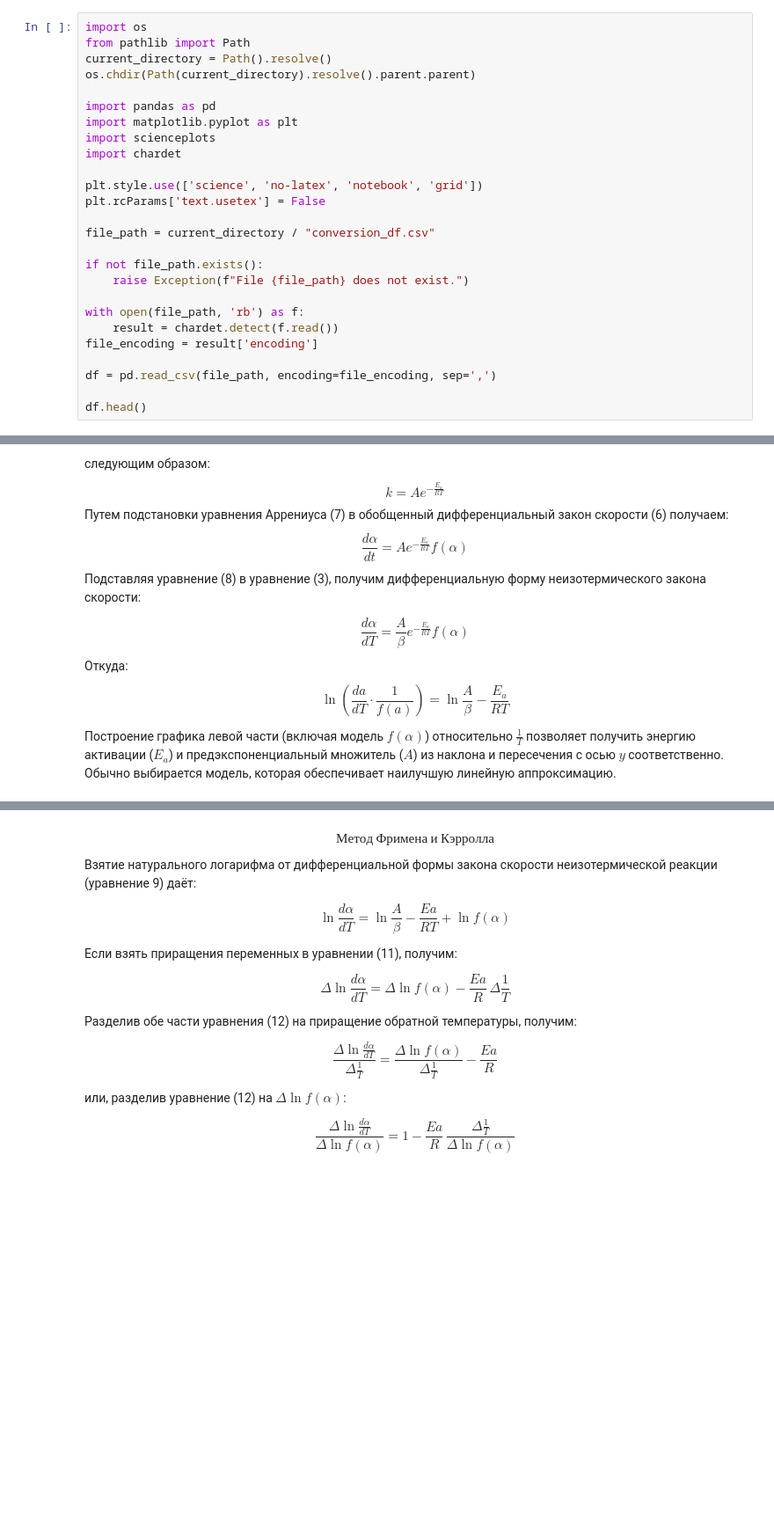
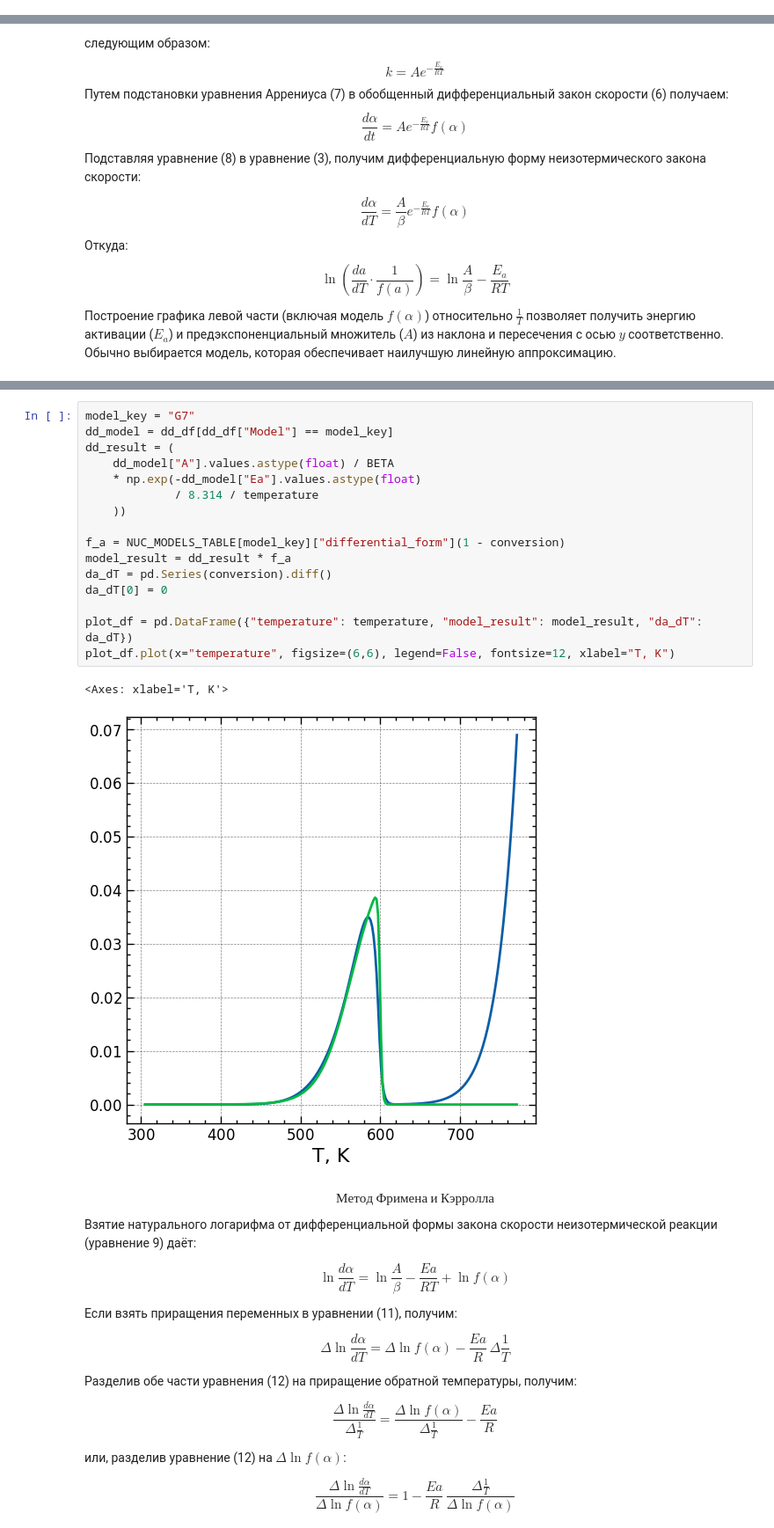
Before and after one commit to kdavjd/Open_ThermoKinetics, a Jupyter notebook: docs/ru/1_model_fit.ipynb, the cells around one changed output, grey strips where cells are left out. Shown at 88% size. Cells and saved outputs as stored; diff of their text form; blank space fills up the shorter version.

```diff
--- a/docs/ru/1_model_fit.ipynb
+++ b/docs/ru/1_model_fit.ipynb
@@ -123,26 +71,0 @@ plot_df.plot(x="temperature")
-# %%
-import os
-from pathlib import Path
-current_directory = Path().resolve()
-os.chdir(Path(current_directory).resolve().parent.parent)
-
-import pandas as pd
-import matplotlib.pyplot as plt
-import scienceplots
-import chardet
-
-plt.style.use(['science', 'no-latex', 'notebook', 'grid'])
-plt.rcParams['text.usetex'] = False
-
-file_path = current_directory / "conversion_df.csv"
-
-if not file_path.exists():
-    raise Exception(f"File {file_path} does not exist.")
-
-with open(file_path, 'rb') as f:
-    result = chardet.detect(f.read())
-file_encoding = result['encoding']
-
-df = pd.read_csv(file_path, encoding=file_encoding, sep=',')
-
-df.head()
@@ -389,3 +125,22 @@ calculate_CR(temperature, conversion, BETA)
+# %%
+model_key = "G7"
+dd_model = dd_df[dd_df["Model"] == model_key]
+dd_result = (
+    dd_model["A"].values.astype(float) / BETA
+    * np.exp(-dd_model["Ea"].values.astype(float)
+             / 8.314 / temperature
+    ))
+
+f_a = NUC_MODELS_TABLE[model_key]["differential_form"](1 - conversion)
+model_result = dd_result * f_a
+da_dT = pd.Series(conversion).diff()
+da_dT[0] = 0
+
+plot_df = pd.DataFrame({"temperature": temperature, "model_result": model_result, "da_dT": da_dT})
+plot_df.plot(x="temperature", figsize=(6,6), legend=False, fontsize=12, xlabel="T, K")
+# %% [output]
+<Axes: xlabel='T, K'>
+[figure, added]
 # %% [markdown]
 $$Метод~Фримена~и~Кэрролла$$
 
```
Also changed, not shown: parts of 18 cells of this notebook, 8 other files.
